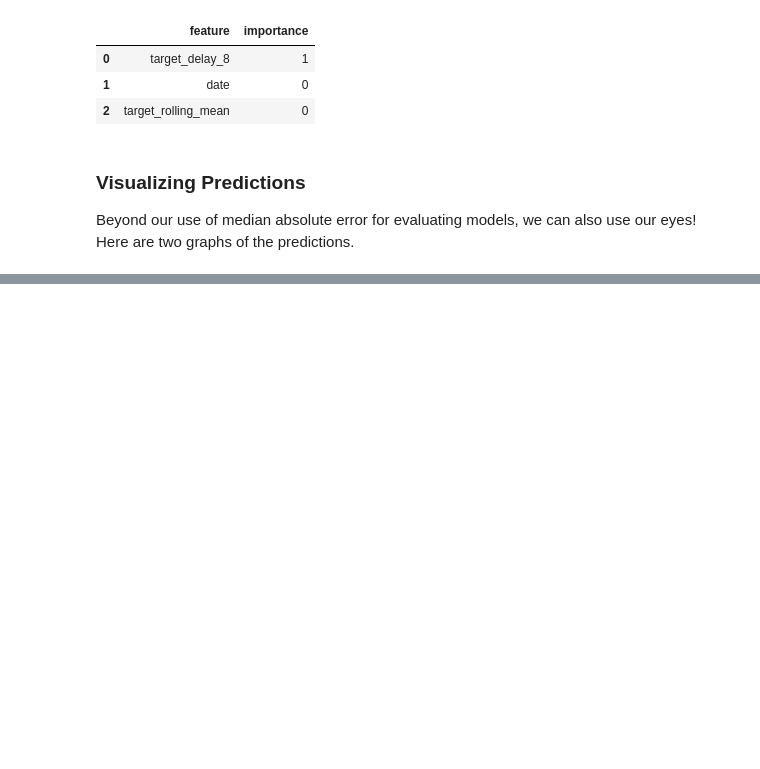
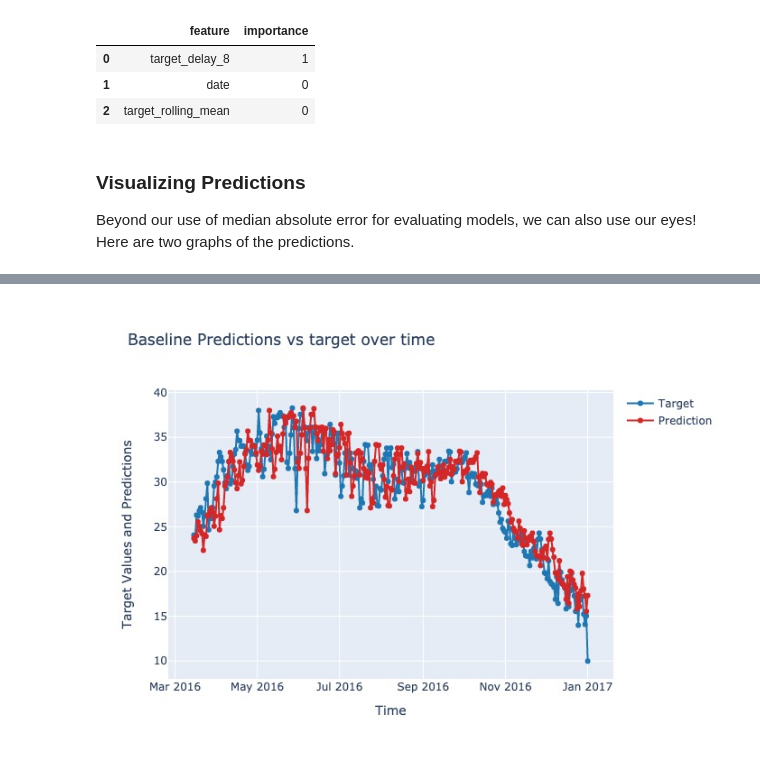
Before and after one commit to alteryx/open_source_demos, a Jupyter notebook: predict-daily-temperature/Temperature-Demo.ipynb, the cells around one changed output, grey strips where cells are left out. Cells and saved outputs as stored; diff of their text form; code cells hidden in the pictures; blank space fills up the shorter version.

```diff
--- a/predict-daily-temperature/Temperature-Demo.ipynb
+++ b/predict-daily-temperature/Temperature-Demo.ipynb
@@ -498,4 +498,6 @@ fig
 # %%
+from IPython.display import Image
+
 fig = evalml.model_understanding.graph_prediction_vs_actual_over_time(baseline,
                                                                       X_test,
                                                                       y_test,
@@ -503,5 +505,6 @@ fig = evalml.model_understanding.graph_prediction_vs_actual_over_time(baseline,
                                                                       y_train,
                                                                       dates=X_test['date'])
 fig.update_layout(title="Baseline Predictions vs target over time")
-fig
+fig.write_image("figures/baseline.jpeg")
+Image(filename="figures/baseline.jpeg")
 # %% [output]
@@ -508,0 +511 @@ fig
+[figure, added]
```
Also changed, not shown: parts of 2 cells of this notebook, 3 other files.
